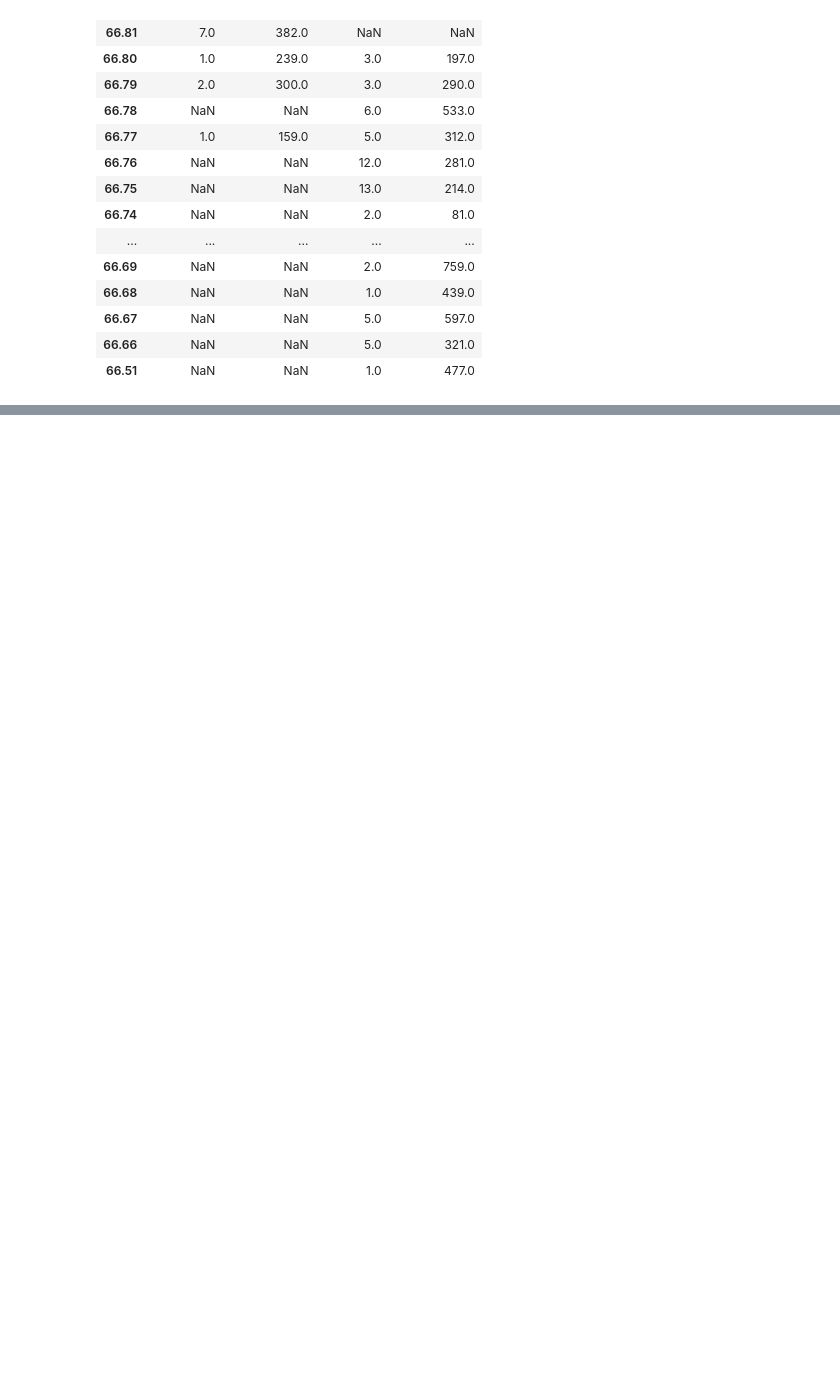
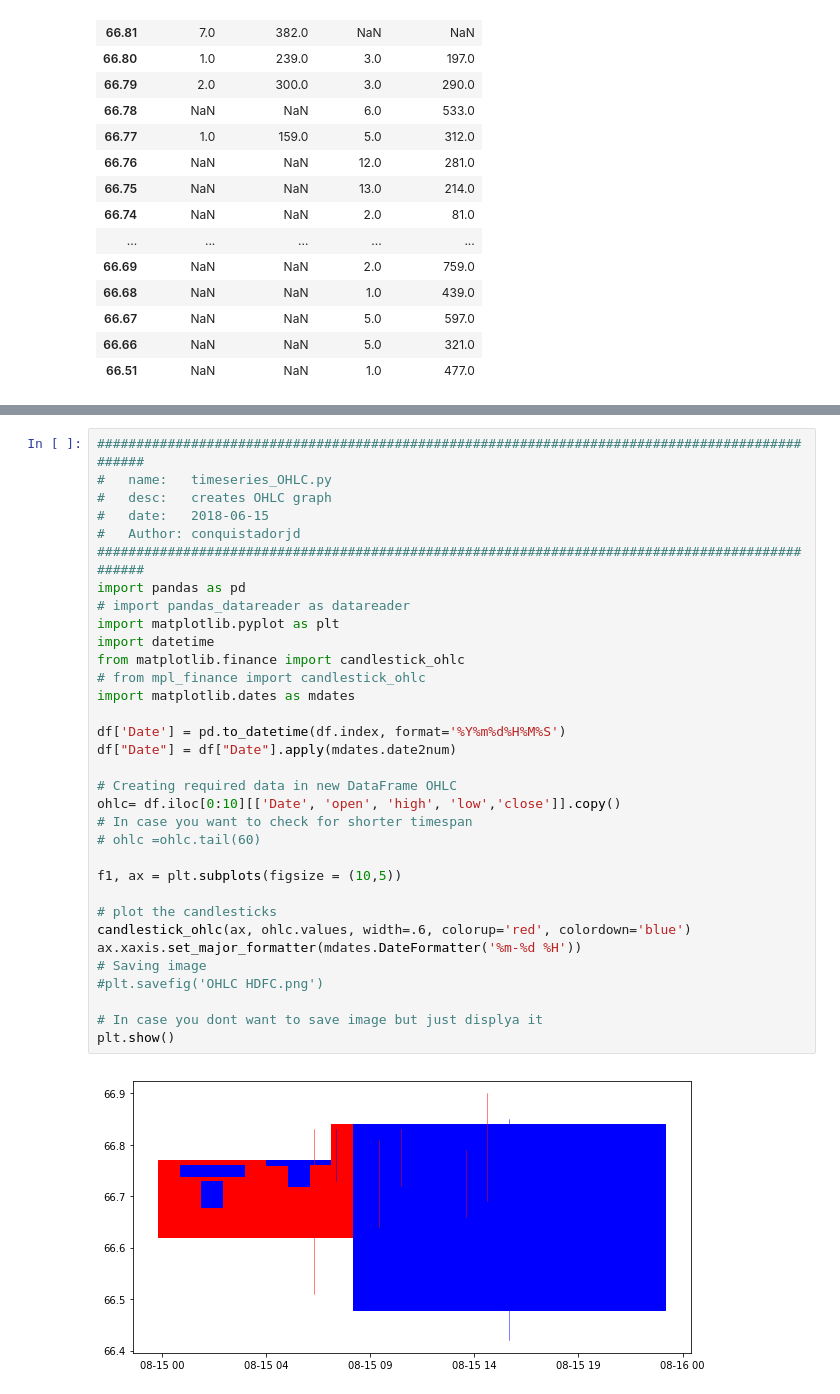
Before and after one commit to pickmoment/hero, a Jupyter notebook: db/hero.ipynb, the cells around one changed output, grey strips where cells are left out. Drawn from its saved outputs; the diff is of its cells as text; blank space fills up the shorter version.

```diff
--- a/db/hero.ipynb
+++ b/db/hero.ipynb
@@ -194,0 +193,35 @@ df_
+# %%
+################################################################################################
+#	name:	timeseries_OHLC.py
+#	desc:	creates OHLC graph
+#	date:	2018-06-15
+#	Author:	conquistadorjd
+################################################################################################
+import pandas as pd
+# import pandas_datareader as datareader
+import matplotlib.pyplot as plt
+import datetime
+from matplotlib.finance import candlestick_ohlc
+# from mpl_finance import candlestick_ohlc
+import matplotlib.dates as mdates
+
+df['Date'] = pd.to_datetime(df.index, format='%Y%m%d%H%M%S')
+df["Date"] = df["Date"].apply(mdates.date2num)
+
+# Creating required data in new DataFrame OHLC
+ohlc= df.iloc[0:10][['Date', 'open', 'high', 'low','close']].copy()
+# In case you want to check for shorter timespan
+# ohlc =ohlc.tail(60)
+
+f1, ax = plt.subplots(figsize = (10,5))
+
+# plot the candlesticks
+candlestick_ohlc(ax, ohlc.values, width=.6, colorup='red', colordown='blue')
+ax.xaxis.set_major_formatter(mdates.DateFormatter('%m-%d %H'))
+# Saving image
+#plt.savefig('OHLC HDFC.png')
+
+# In case you dont want to save image but just displya it
+plt.show()
+# %% [output]
+[figure, added]
```
Also changed, not shown: parts of 20 cells of this notebook, 9 other files.
